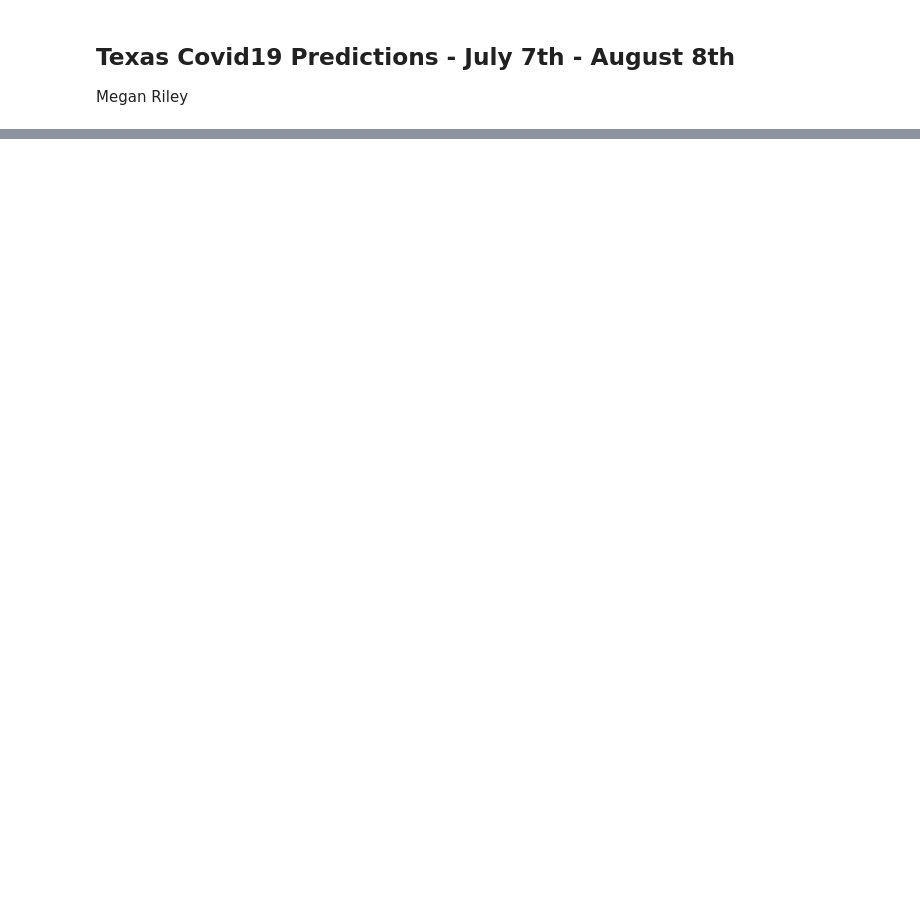
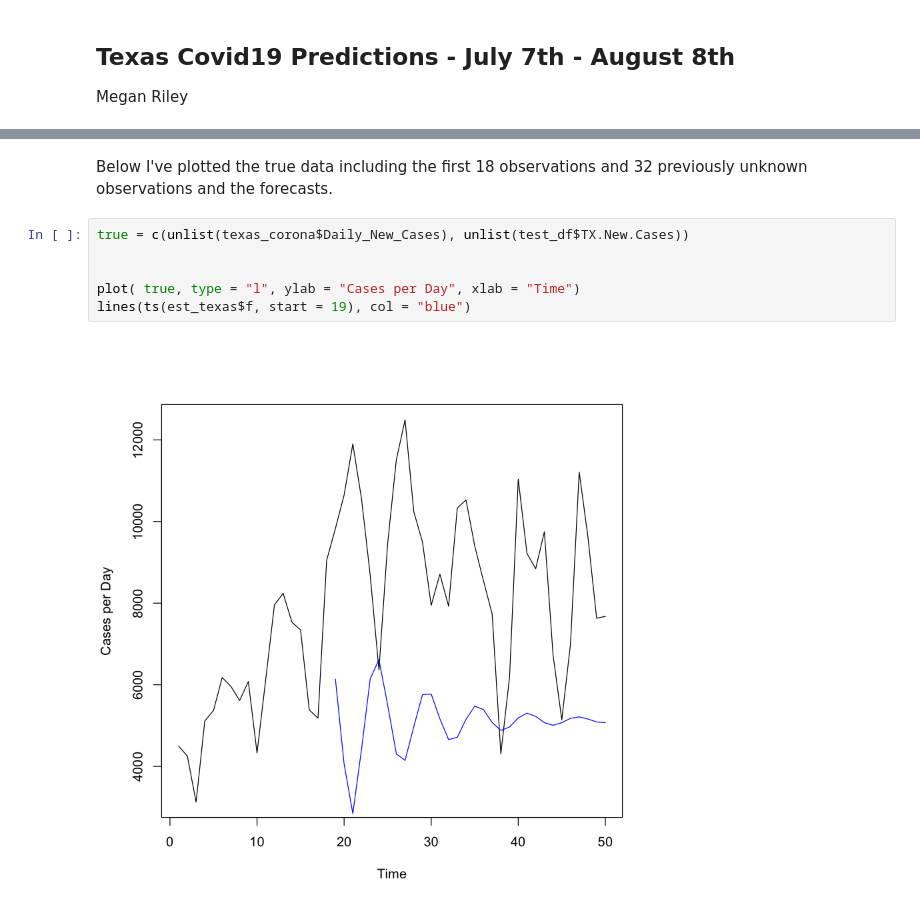
Before and after one commit to megnn/SMUMSDS_ML1, a Jupyter notebook: Corona Predictions/CovidPredictions Megan Riley.ipynb, the cells around one changed output, grey strips where cells are left out. Drawn from its saved outputs; the diff is of its cells as text; blank space fills up the shorter version.

```diff
--- a/Corona Predictions/CovidPredictions Megan Riley.ipynb
+++ b/Corona Predictions/CovidPredictions Megan Riley.ipynb
@@ -48,0 +126,10 @@ dim(texas_corona)
+# %% [markdown]
+Below I've plotted the true data including the first 18 observations and 32 previously unknown observations and the forecasts.
+# %%
+true = c(unlist(texas_corona$Daily_New_Cases), unlist(test_df$TX.New.Cases))
+
+
+plot( true, type = "l", ylab = "Cases per Day", xlab = "Time")
+lines(ts(est_texas$f, start = 19), col = "blue")
+# %% [output]
+[figure, added]
```
Also changed, not shown: parts of 9 cells of this notebook.
